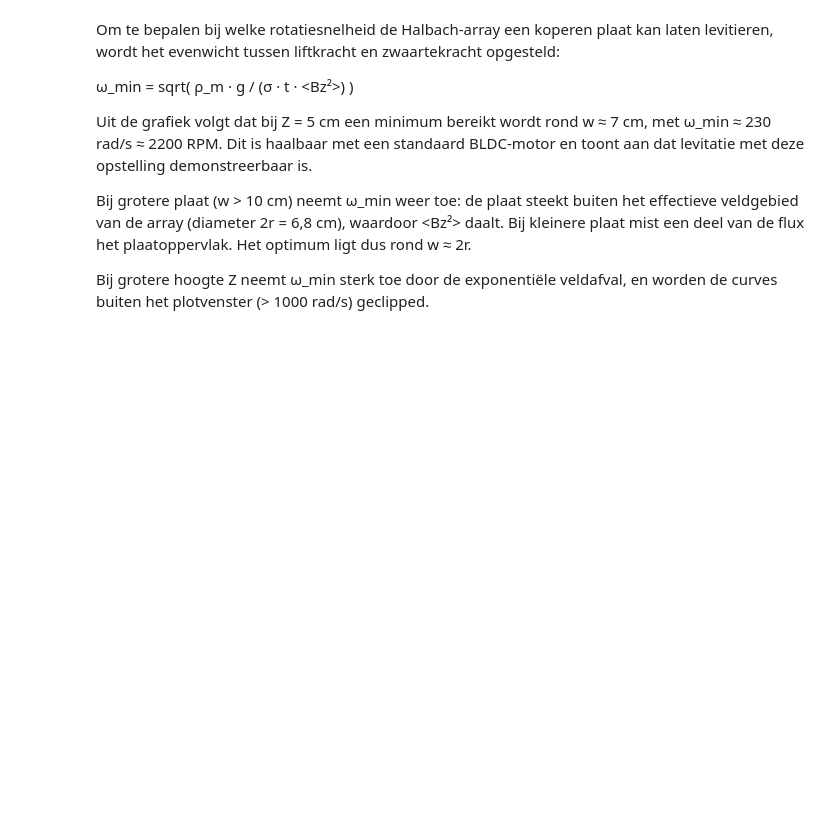
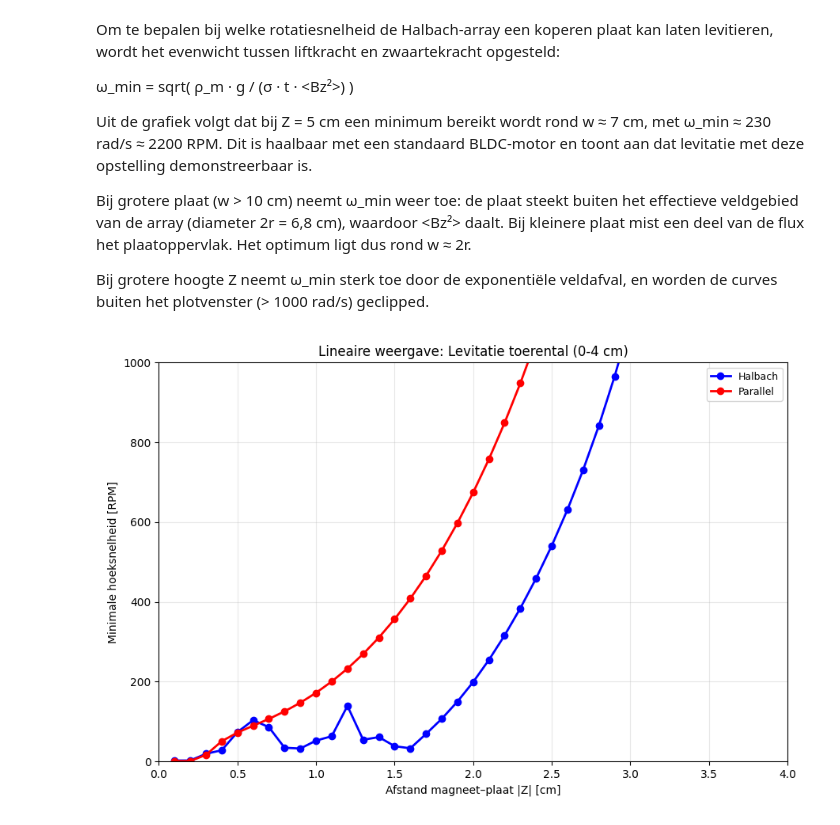
Before and after one commit to JensGroen/DEF-E, a Jupyter notebook: DEF eindproject simulatie en wiskundige benadering groep 15.ipynb, the cells around one changed output. Saved outputs shown, nothing was run; the diff lists cells and outputs as text; code cells hidden in the pictures; blank space fills up the shorter version.

```diff
--- a/DEF eindproject simulatie en wiskundige benadering groep 15.ipynb
+++ b/DEF eindproject simulatie en wiskundige benadering groep 15.ipynb
@@ -774,3 +782,50 @@ Het optimum ligt dus rond w ≈ 2r.
 
 Bij grotere hoogte Z neemt ω_min sterk toe door de exponentiële veldafval,
 en worden de curves buiten het plotvenster (> 1000 rad/s) geclipped.
+# %%
+# ── Parameters voor de 2e plot ────────────────────────────────
+z_plaat_lin = np.linspace(0.001, 0.04, 40) # 0.1 tot 4.0 cm
+RPM_MAX_PLOT = 1000 # Voor de weergave limiet
+
+fig2, ax2 = plt.subplots(figsize=(9, 6))
+
+for cfg, kleur in kleur_map.items():
+    RPM_vals_lin = []
+
+    # Optioneel: bouw dipolen hier buiten de Z-loop voor snelheid
+    punten, m_vecs = bouw_dipolen_arrays(cfg, p)
+
+    for Z in z_plaat_lin:
+        vlak = maak_vlak_cirkel(breedte, Z, n_flux)[0]
+
+        # Gebruik de geoptimaliseerde som als je die hebt, anders de functie:
+        Phi2 = flux_kwadraat(vlak, cfg, p)
+        Bz_rms = np.sqrt(Phi2 / A_plaat)
+
+        if Bz_rms > 1e-6:
+            v_crit = rho_m * g / (sigma * Bz_rms**2)
+            omega  = v_crit / r
+            RPM    = omega * 60 / (2 * np.pi)
+        else:
+            RPM = np.nan
+
+        RPM_vals_lin.append(RPM)
+
+    ax2.plot(z_plaat_lin * 100, RPM_vals_lin,
+             color=kleur, linewidth=2, marker='o',
+             label=f"{cfg}")
+
+# ── Opmaak 2e plot ────────────────────────────────────────────
+ax2.set_yscale('linear')             # ← Lineaire schaal
+ax2.set_ylim(0, RPM_MAX_PLOT)        # ← Focus op het bereik tot 1000 RPM
+ax2.set_xlim(0, 4)                   # ← Bereik 0 tot 4 cm
+ax2.set_xlabel("Afstand magneet–plaat |Z| [cm]")
+ax2.set_ylabel("Minimale hoeksnelheid [RPM]")
+ax2.set_title(f"Lineaire weergave: Levitatie toerental (0-4 cm)")
+ax2.legend(fontsize=9)
+ax2.grid(True, alpha=0.3)
+
+plt.tight_layout()
+plt.show()
+# %% [output]
+[figure, added]
```
Also changed, not shown: parts of 5 cells of this notebook.
